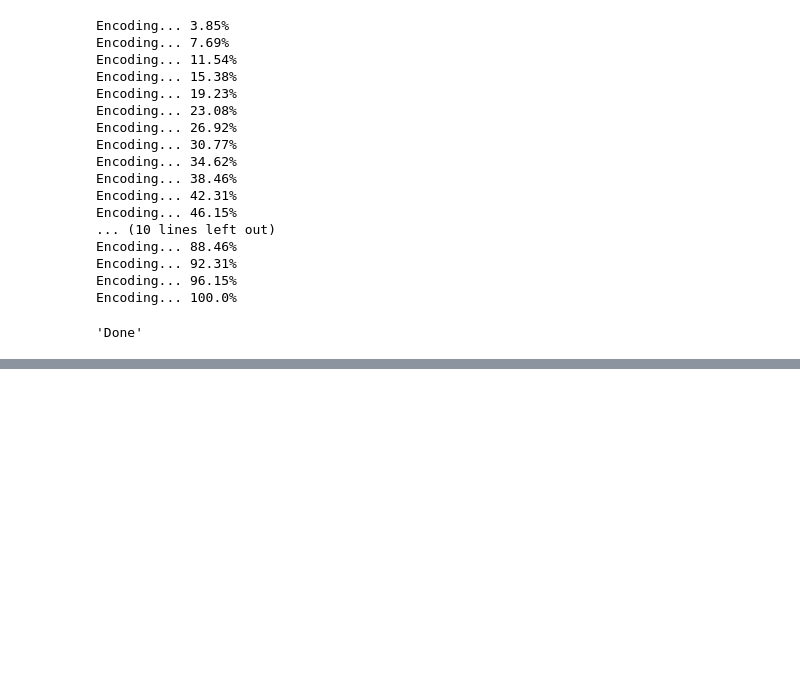
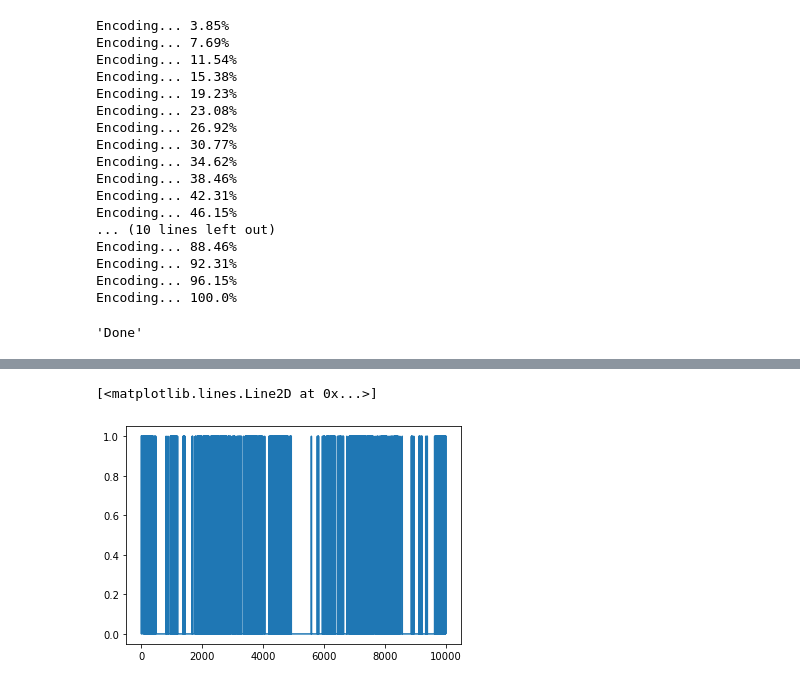
Before and after one commit to regonzalez26/sparse_hdc, a Jupyter notebook: acc_thr_test.ipynb, the cells around one changed output, grey strips where cells are left out. Saved outputs shown, nothing was run; the diff lists cells and outputs as text; code cells hidden in the pictures; blank space fills up the shorter version.

```diff
--- a/acc_thr_test.ipynb
+++ b/acc_thr_test.ipynb
@@ -375,0 +399,5 @@ Mean 517.5769230769231
+# %%
+plt.plot(classifier.class_hvs[1])
+# %% [output]
+[<matplotlib.lines.Line2D at 0x...>]
+[figure, added]
```
Also changed, not shown: parts of 11 cells of this notebook, 21 other files.
